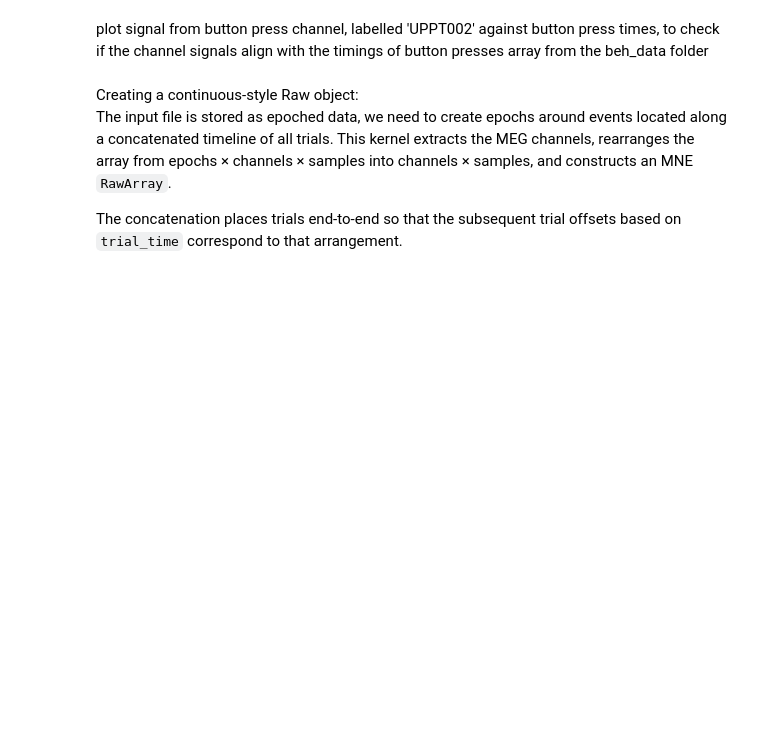
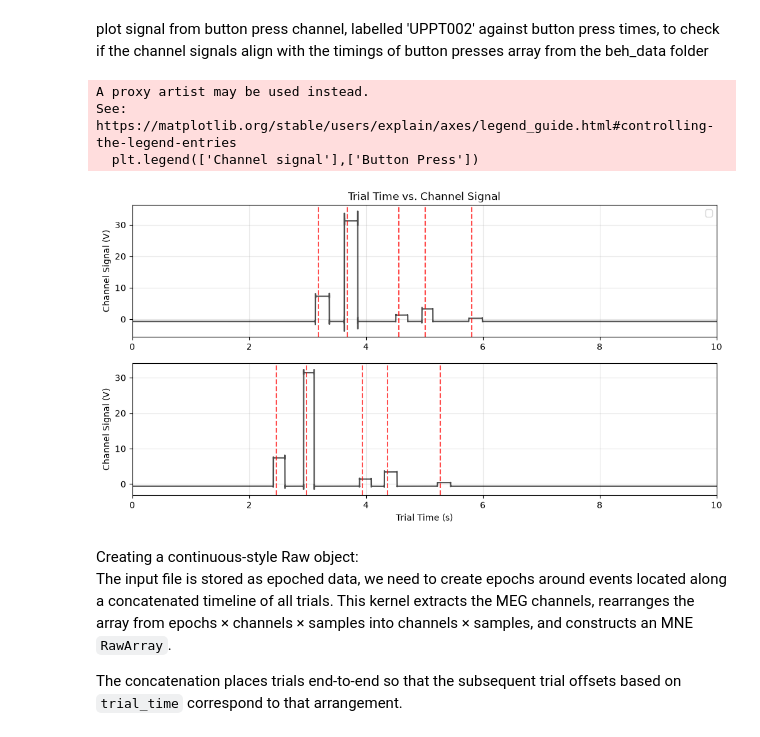
Before and after one commit to NicoloMarcello/ResearchProjectNM2026, a Jupyter notebook: MEG_powerplot_subject.ipynb, the cells around one changed output. Saved outputs shown, nothing was run; the diff lists cells and outputs as text; code cells hidden in the pictures; blank space fills up the shorter version.

```diff
--- a/MEG_powerplot_subject.ipynb
+++ b/MEG_powerplot_subject.ipynb
@@ -113,7 +148,7 @@ plot signal from button press channel, labelled 'UPPT002' against button press t
 # %%
 # isolate button press signal sens and fix time offset between the task's cue-time reference and the MEG epoch start.
 BP_chan = data.get_data(picks='UPPT002')[:,0,:]
-BP_rolled = np.roll(BP_chan, -int(chan_delay * data.info['sfreq']), axis=1)
+BP_rolled = np.roll(BP_chan, -int(sens_delay * data.info['sfreq']), axis=1)
 
 # plot channel signal, with red dashed vertical lines representing button presses extracted from the 'press_times' array
 def UPPT002_plot(trial1,trial2):
@@ -133,33 +168,38 @@ def UPPT002_plot(trial1,trial2):
             x=pt,
             color='r',
             linestyle='--',
             alpha=0.7,
             )
     plt.ylabel('Channel Signal (V)')
     plt.xlim([0, 10])
     plt.legend(['Channel signal'],['Button Press'])
     plt.grid(alpha=0.3,which='both',axis='both')
 
     plt.subplot(2,1,2)
     plt.plot(data.times, BP_rolled[trial2],
             color='black',
             alpha=0.7,
             )
 
     for idx,pt in enumerate(press_times[trial2]):
         plt.axvline(
             x=pt,
             color='r',
             linestyle='--',
             alpha=0.7,
             )
     plt.xlabel('Trial Time (s)')
     plt.ylabel('Channel Signal (V)')
     plt.xlim([0, 10])
     plt.grid(alpha=0.3,which='both',axis='both')
     plt.show()
 
 UPPT002_plot(1,7)
+# %% [output]
+A proxy artist may be used instead.
+See: https://matplotlib.org/stable/users/explain/axes/legend_guide.html#controlling-the-legend-entries
+  plt.legend(['Channel signal'],['Button Press'])
+[figure, added]
 # %% [markdown]
 
 Creating a continuous-style Raw object:
```
Also changed, not shown: parts of 5 cells of this notebook, 3 other files.
